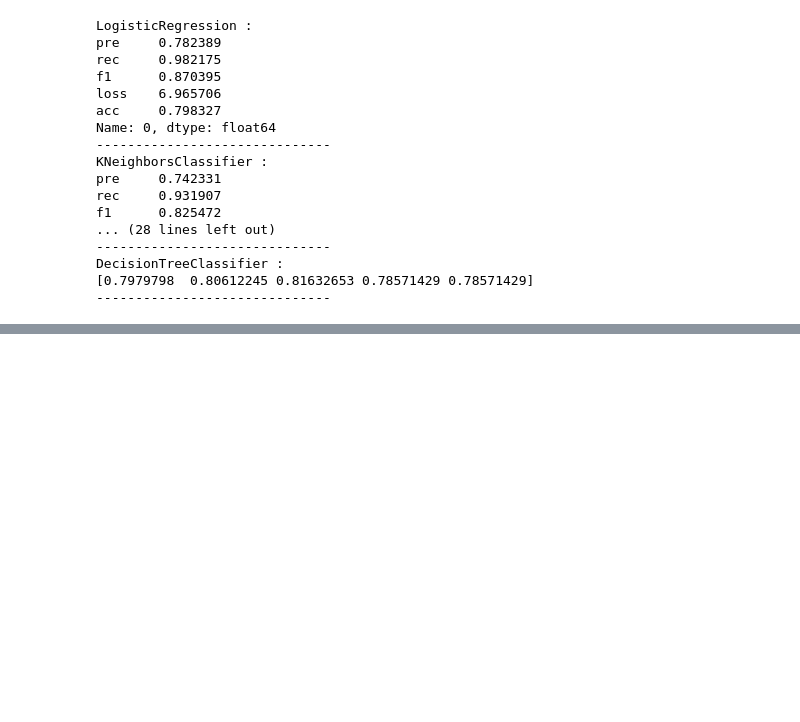
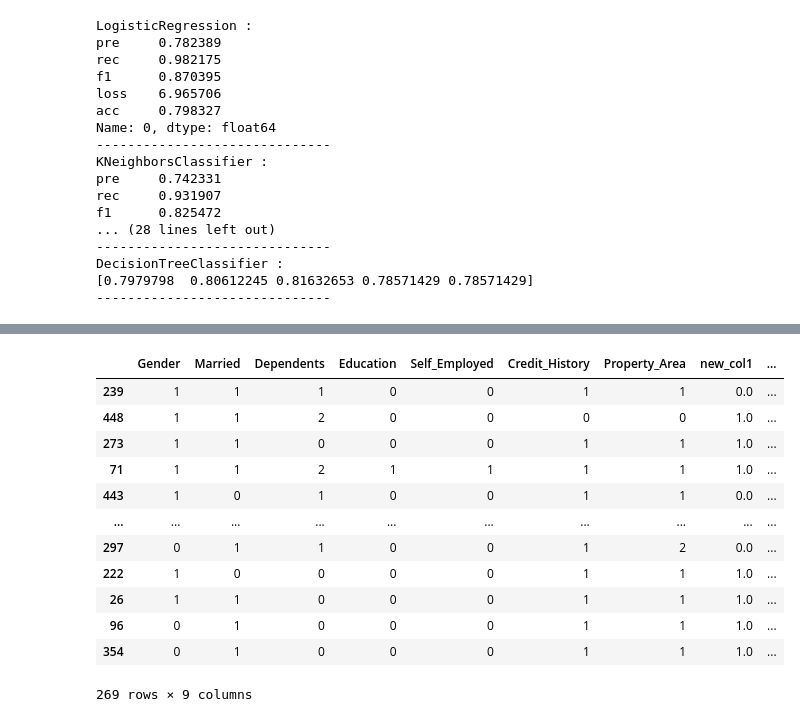
Before and after one commit to iasad1/loan-prediction-classification-problem, a Jupyter notebook: loan-prediction-classification.ipynb, the cells around one changed output, grey strips where cells are left out. Cells and saved outputs as stored; diff of their text form; code cells hidden in the pictures; blank space fills up the shorter version.

```diff
--- a/loan-prediction-classification.ipynb
+++ b/loan-prediction-classification.ipynb
@@ -820,0 +913,16 @@ DecisionTreeClassifier :
+# %%
+X_train
+# %% [output]
+|  | Gender | Married | Dependents | Education | Self_Employed | Credit_History | Property_Area | new_col1 | ... |
+| 239 | 1 | 1 | 1 | 0 | 0 | 1 | 1 | 0.0 | ... |
+| 448 | 1 | 1 | 2 | 0 | 0 | 0 | 0 | 1.0 | ... |
+| 273 | 1 | 1 | 0 | 0 | 0 | 1 | 1 | 1.0 | ... |
+| 71 | 1 | 1 | 2 | 1 | 1 | 1 | 1 | 1.0 | ... |
+| 443 | 1 | 0 | 1 | 0 | 0 | 1 | 1 | 0.0 | ... |
+| ... | ... | ... | ... | ... | ... | ... | ... | ... | ... |
+| 297 | 0 | 1 | 1 | 0 | 0 | 1 | 2 | 0.0 | ... |
+| 222 | 1 | 0 | 0 | 0 | 0 | 1 | 1 | 1.0 | ... |
+| 26 | 1 | 1 | 0 | 0 | 0 | 1 | 1 | 1.0 | ... |
+| 96 | 0 | 1 | 0 | 0 | 0 | 1 | 1 | 1.0 | ... |
+| 354 | 0 | 1 | 0 | 0 | 0 | 1 | 1 | 1.0 | ... |
+269 rows × 9 columns
```
Also changed, not shown: parts of 35 cells of this notebook.
